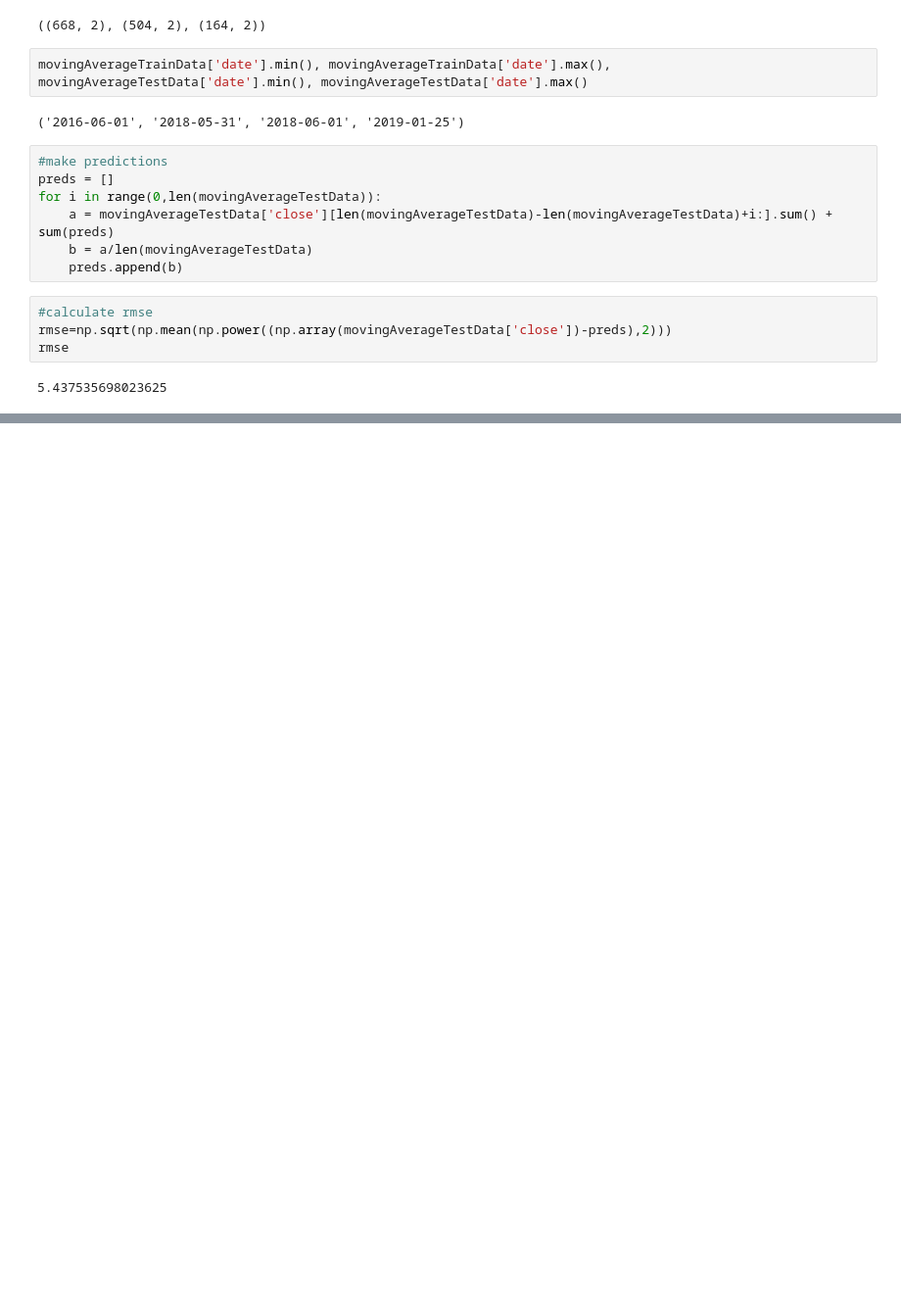
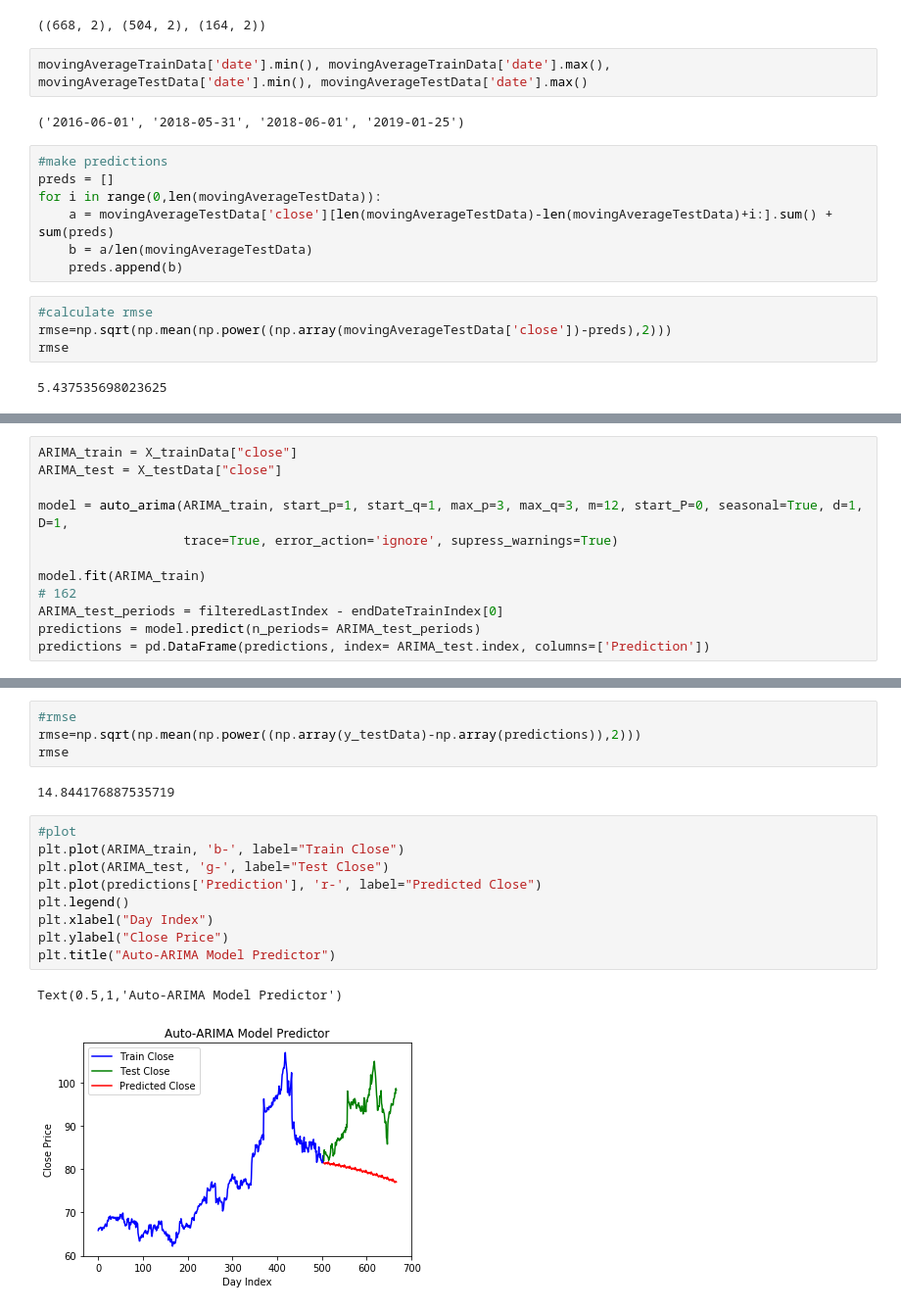
Before and after one commit to sankmish/Keras-Stock-Predictor, a Jupyter notebook: filter_data_and_models.ipynb, the cells around one changed output, grey strips where cells are left out. Shown at 98% size. Saved outputs shown, nothing was run; the diff lists cells and outputs as text; blank space fills up the shorter version.

```diff
--- a/filter_data_and_models.ipynb
+++ b/filter_data_and_models.ipynb
@@ -203,0 +294,12 @@ See the caveats in the documentation: http://pandas.pydata.org/pandas-docs/stabl
+# %%
+ARIMA_train = X_trainData["close"]
+ARIMA_test = X_testData["close"]
+
+model = auto_arima(ARIMA_train, start_p=1, start_q=1, max_p=3, max_q=3, m=12, start_P=0, seasonal=True, d=1, D=1,
+                   trace=True, error_action='ignore', supress_warnings=True)
+
+model.fit(ARIMA_train)
+# 162
+ARIMA_test_periods = filteredLastIndex - endDateTrainIndex[0]
+predictions = model.predict(n_periods= ARIMA_test_periods)
+predictions = pd.DataFrame(predictions, index= ARIMA_test.index, columns=['Prediction'])
@@ -203,0 +325,18 @@ See the caveats in the documentation: http://pandas.pydata.org/pandas-docs/stabl
+# %%
+#rmse
+rmse=np.sqrt(np.mean(np.power((np.array(y_testData)-np.array(predictions)),2)))
+rmse
+# %% [output]
+14.844176887535719
+# %%
+#plot
+plt.plot(ARIMA_train, 'b-', label="Train Close")
+plt.plot(ARIMA_test, 'g-', label="Test Close")
+plt.plot(predictions['Prediction'], 'r-', label="Predicted Close")
+plt.legend()
+plt.xlabel("Day Index")
+plt.ylabel("Close Price")
+plt.title("Auto-ARIMA Model Predictor")
+# %% [output]
+Text(0.5,1,'Auto-ARIMA Model Predictor')
+[figure, added]
```
Also changed, not shown: parts of 103 cells of this notebook.
